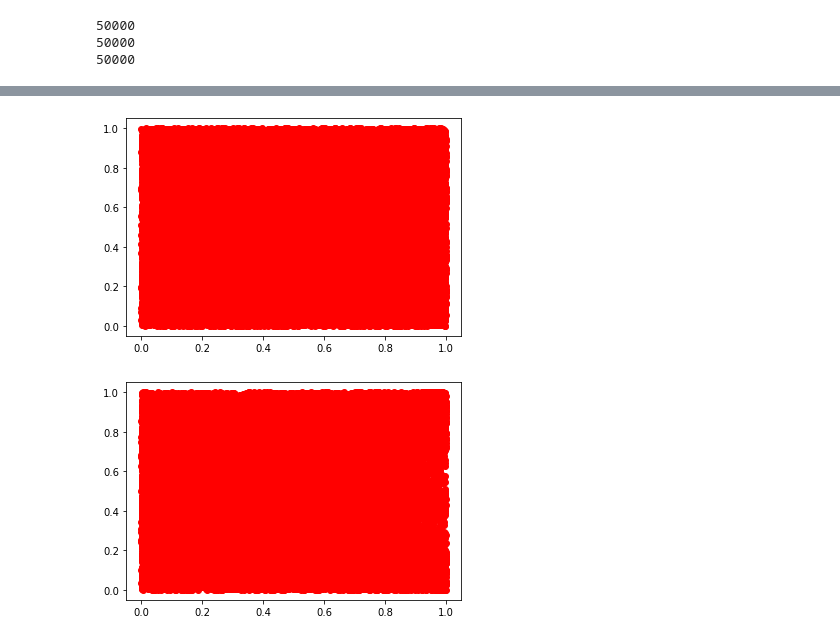
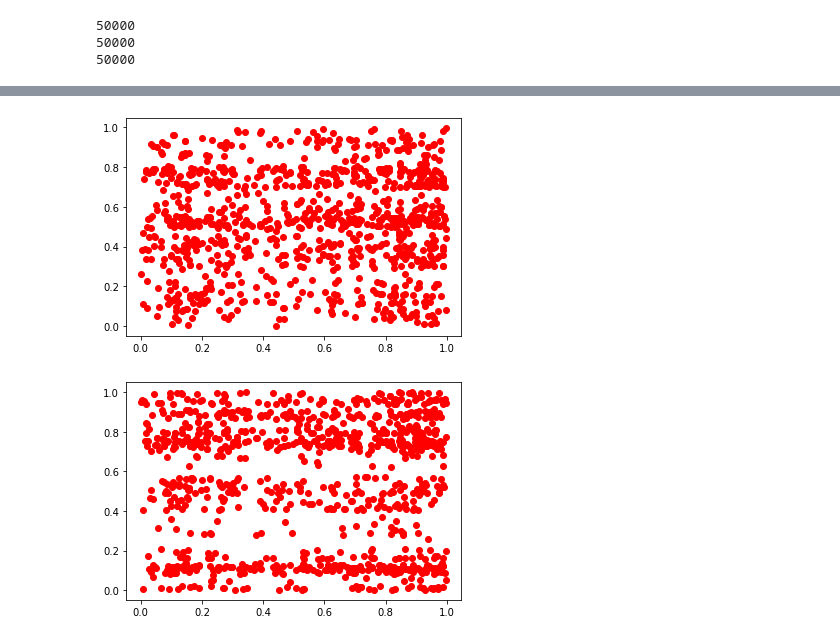
Before and after one commit to gist-ailab/uncertainty-activelearning, a Jupyter notebook: PT4AL/test.ipynb, the cells around one changed output, grey strips where cells are left out. Saved outputs shown, nothing was run; the diff lists cells and outputs as text; code cells hidden in the pictures.

```diff
--- a/PT4AL/test.ipynb
+++ b/PT4AL/test.ipynb
@@ -74,15 +85,15 @@ print(r_norm[:5])
 # %%
 import matplotlib.pyplot as plt
 
-plt.plot(c_norm, o_norm, 'ro')
+plt.plot(c_norm[1000:2000], o_norm[1000:2000], 'ro')
 plt.show()
 # %% [output]
-[figure, old version]
+[figure, new version]
 # %%
-plt.plot(c_norm, r_norm, 'ro')
+plt.plot(c_norm[1000:2000], r_norm[1000:2000], 'ro')
 plt.show()
 # %% [output]
-[figure, old version]
+[figure, new version]
 # %%
 plt.plot(r_norm[:1000], o_norm[:1000], 'ro')
 plt.show()
```
Also changed, not shown: parts of 5 cells of this notebook.
